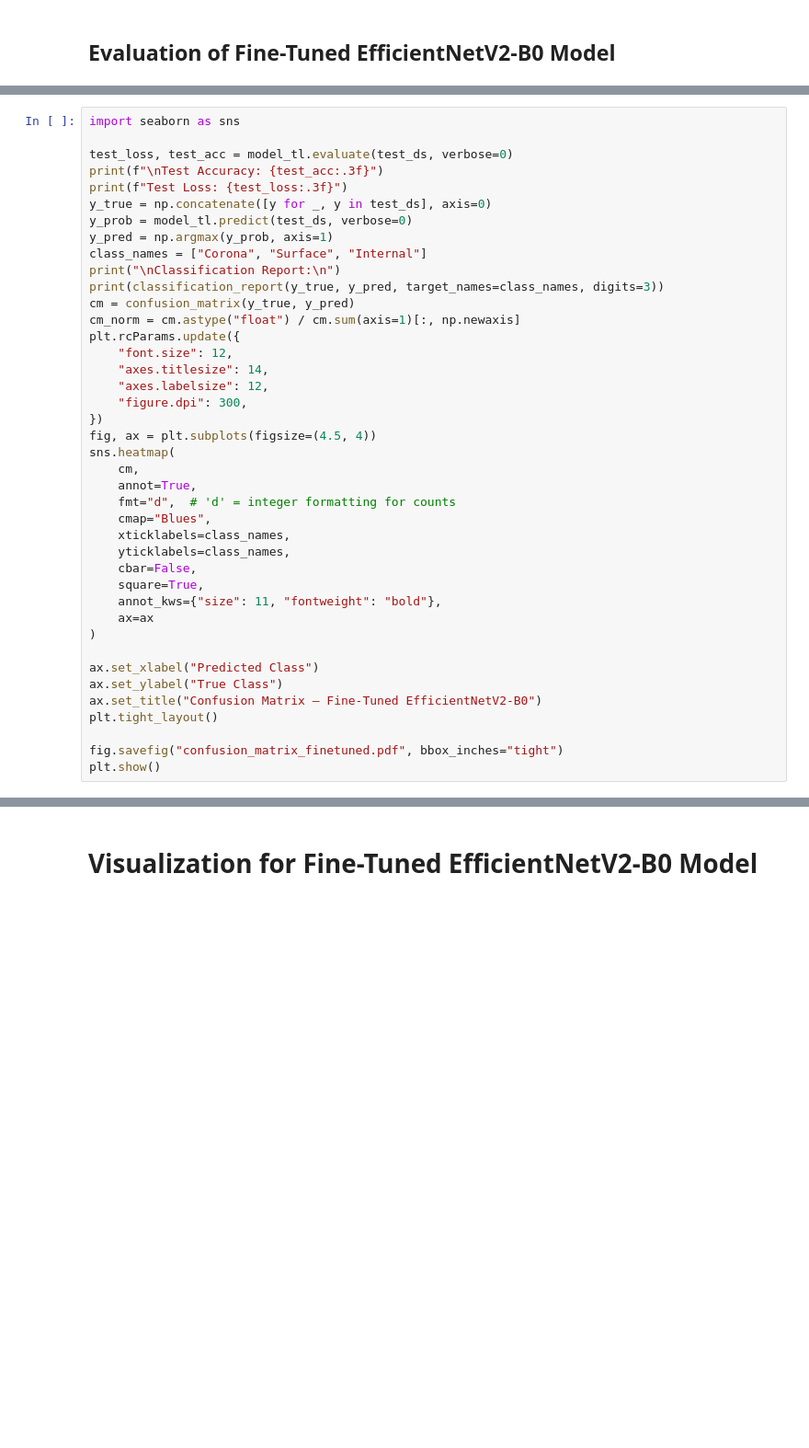
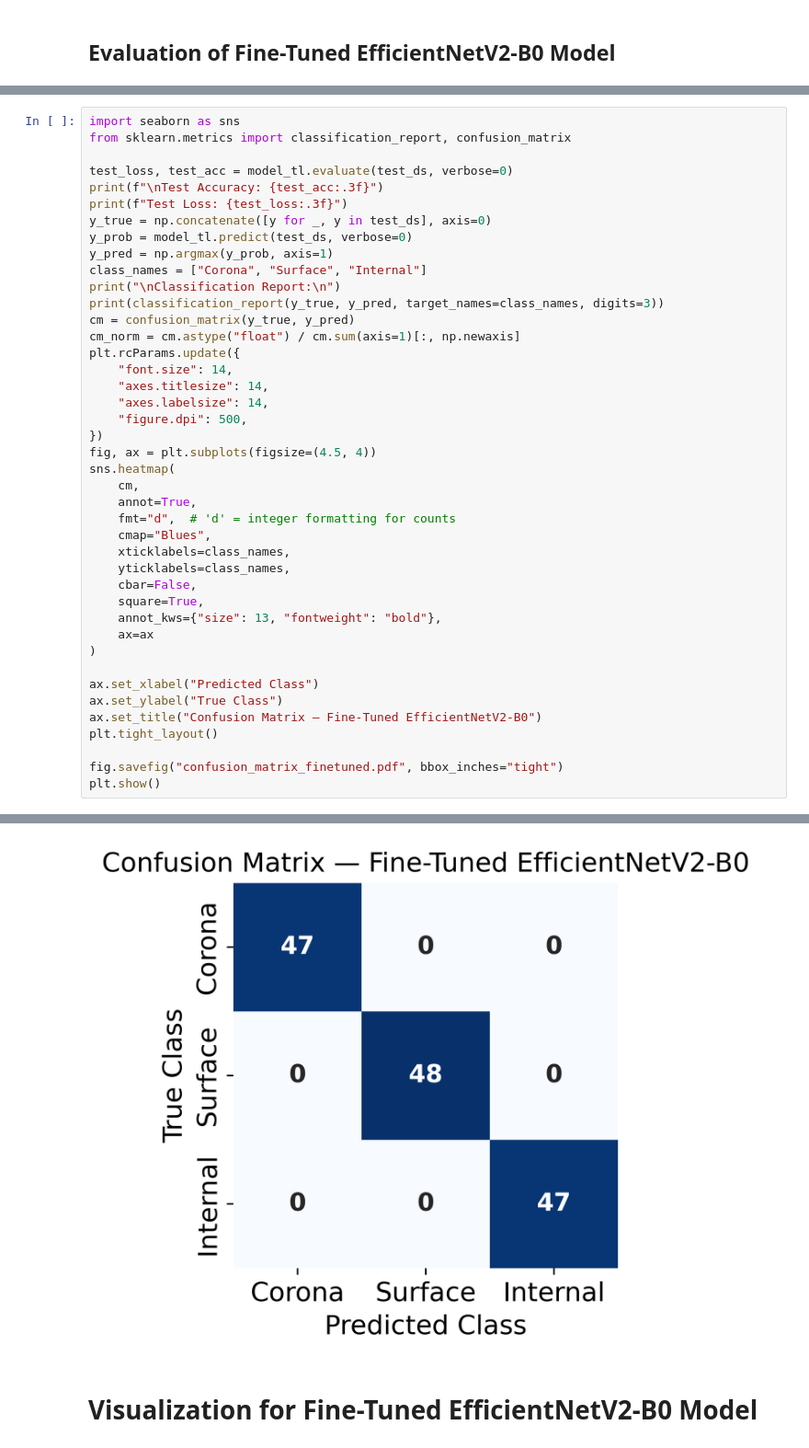
Before and after one commit to emiresenov/PRPD-Classification, a Jupyter notebook: PRPD_Project.ipynb, the cells around one changed output, grey strips where cells are left out. Shown at 92% size. Saved outputs shown, nothing was run; the diff lists cells and outputs as text; blank space fills up the shorter version.

```diff
--- a/PRPD_Project.ipynb
+++ b/PRPD_Project.ipynb
@@ -743,5 +710,6 @@ print(f"Loss on real+simulated test set: {test_loss:.4f}")
 # %%
 import seaborn as sns
+from sklearn.metrics import classification_report, confusion_matrix
 
 test_loss, test_acc = model_tl.evaluate(test_ds, verbose=0)
 print(f"\nTest Accuracy: {test_acc:.3f}")
@@ -755,10 +723,10 @@ print(classification_report(y_true, y_pred, target_names=class_names, digits=3))
 cm = confusion_matrix(y_true, y_pred)
 cm_norm = cm.astype("float") / cm.sum(axis=1)[:, np.newaxis]
 plt.rcParams.update({
-    "font.size": 12,
+    "font.size": 14,
     "axes.titlesize": 14,
-    "axes.labelsize": 12,
-    "figure.dpi": 300,
+    "axes.labelsize": 14,
+    "figure.dpi": 500,
 })
 fig, ax = plt.subplots(figsize=(4.5, 4))
 sns.heatmap(
@@ -770,7 +738,7 @@ sns.heatmap(
     yticklabels=class_names,
     cbar=False,
     square=True,
-    annot_kws={"size": 11, "fontweight": "bold"},
+    annot_kws={"size": 13, "fontweight": "bold"},
     ax=ax
 )
 
@@ -781,3 +749,4 @@ plt.tight_layout()
 
 fig.savefig("confusion_matrix_finetuned.pdf", bbox_inches="tight")
 plt.show()
+# %% [output]
@@ -784,3 +767,4 @@ plt.show()
+[figure, added]
 # %% [markdown]
 # Visualization for Fine-Tuned EfficientNetV2-B0 Model
 # %%
```
Also changed, not shown: parts of 10 cells of this notebook.
